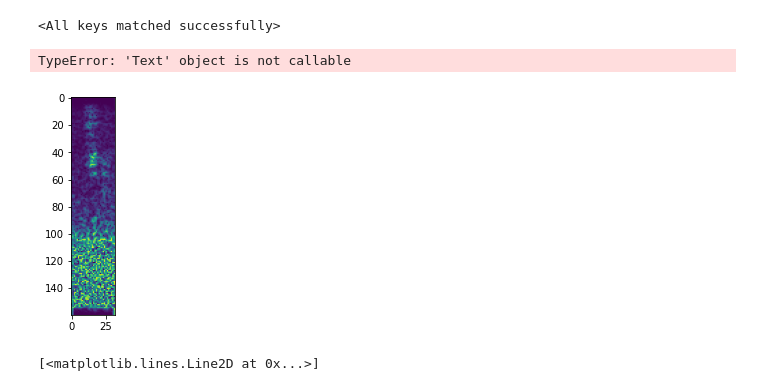
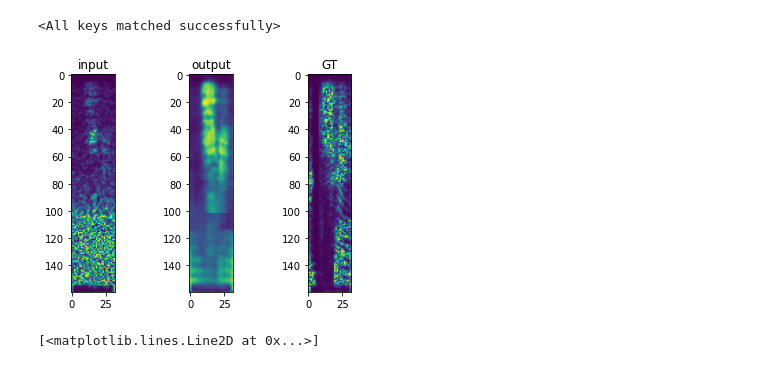
Before and after one commit to pkamath7/AEC_RES, a Jupyter notebook: models/CNN_Res.ipynb, the cells around one changed output. Drawn from its saved outputs; the diff is of its cells as text; code cells hidden in the pictures.

Commit message:
Updated plotting cell
Updated plotting cell

```diff
--- a/models/CNN_Res.ipynb
+++ b/models/CNN_Res.ipynb
@@ -309,17 +309,16 @@ out=out.squeeze(0)
 # %%
 plt.figure()
 ax1=plt.subplot(1,3,1)
 ax1.imshow(img_test)
-ax1.title("Input test image")
+ax1.title.set_text("input")
 ax2=plt.subplot(1,3,2)
 ax2.imshow(out.cpu().numpy())
-ax2.title("model output image")
+ax2.title.set_text("output")
 ax3=plt.subplot(1,3,3)
 ax3.imshow(img_label)
-ax3.title("ground truth image")
+ax3.title.set_text("GT")
 # %% [output]
-TypeError: 'Text' object is not callable
-[figure, old version]
+[figure, new version]
 # %%
 plt.plot(train_loss)
 plt.plot(val_loss)
```
